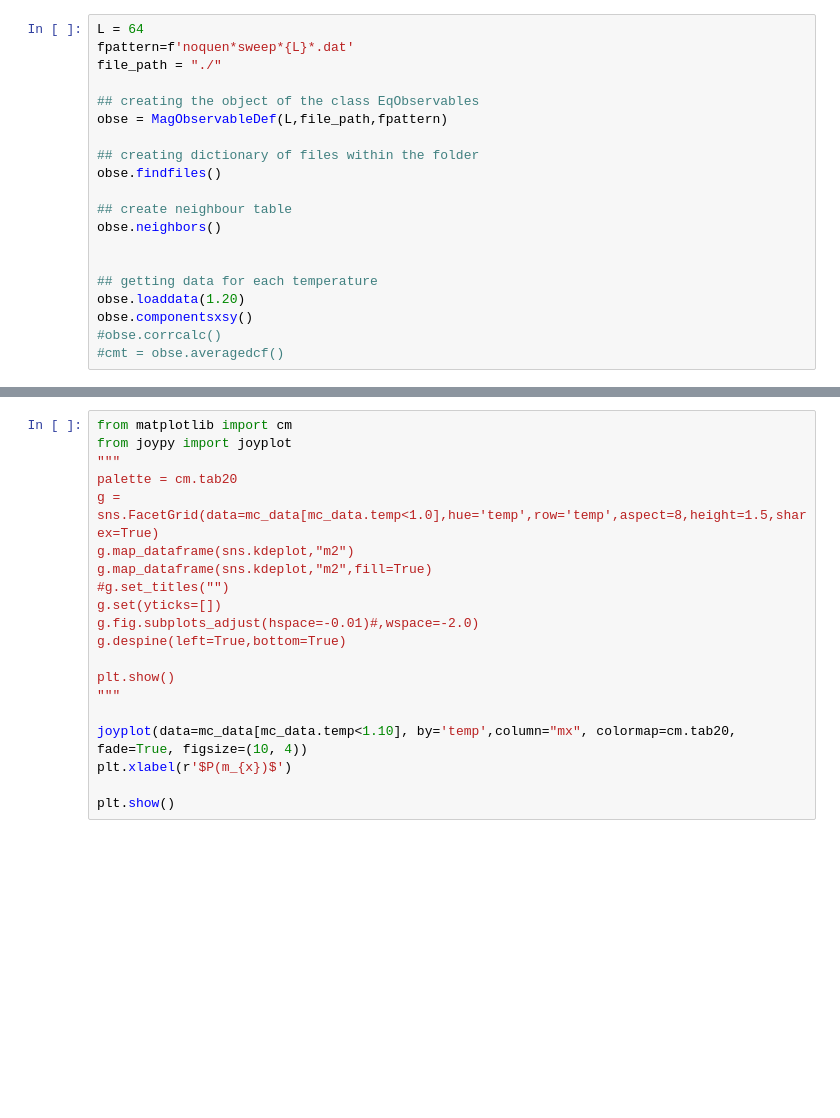
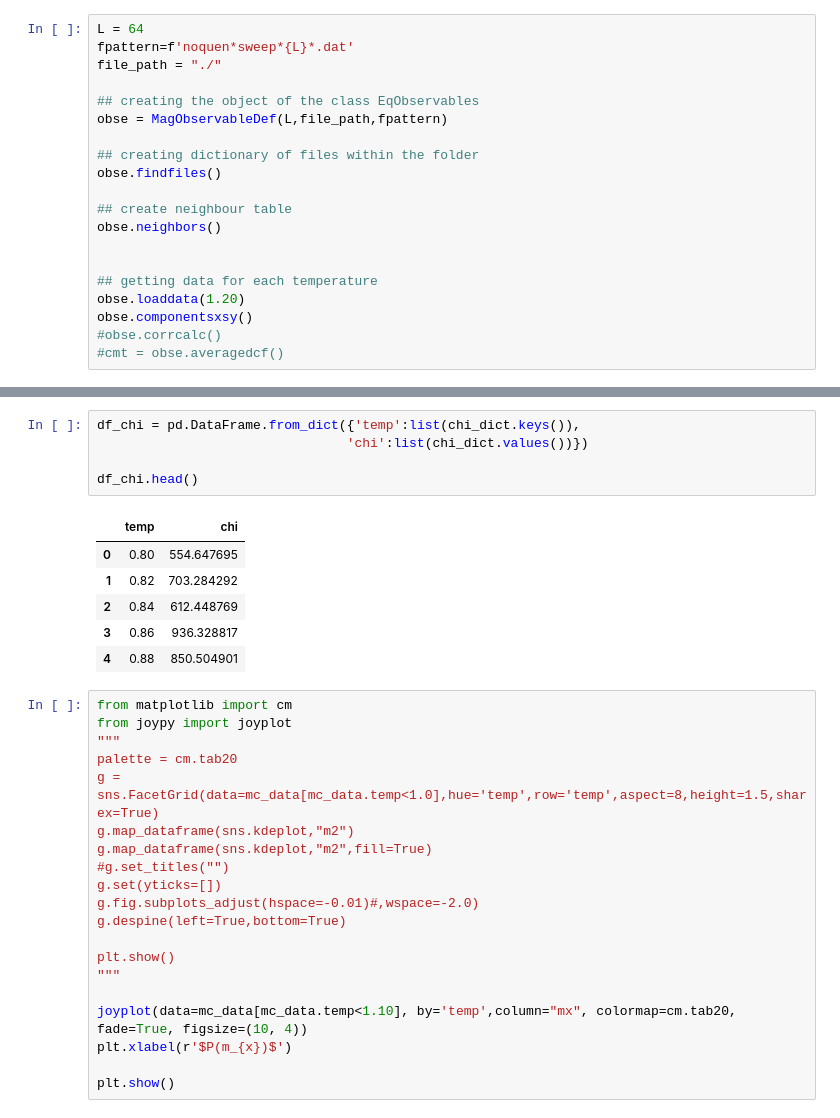
Before and after one commit to Shashi1a/xymodel, a Jupyter notebook: eqobservables.ipynb, the cells around one changed output, grey strips where cells are left out. Drawn from its saved outputs; the diff is of its cells as text; blank space fills up the shorter version.

```diff
--- a/eqobservables.ipynb
+++ b/eqobservables.ipynb
@@ -231,4 +284,16 @@ for j in obse.files:
 mc_data['m2'] = mc_data.mx **2 + mc_data.my**2
+# %%
+df_chi = pd.DataFrame.from_dict({'temp':list(chi_dict.keys()),
+                                'chi':list(chi_dict.values())})
+
+df_chi.head()
+# %% [output]
+|  | temp | chi |
+| 0 | 0.80 | 554.647695 |
+| 1 | 0.82 | 703.284292 |
+| 2 | 0.84 | 612.448769 |
+| 3 | 0.86 | 936.328817 |
+| 4 | 0.88 | 850.504901 |
 # %%
 from matplotlib import cm
 from joypy import joyplot
```
Also changed, not shown: parts of 12 cells of this notebook.
